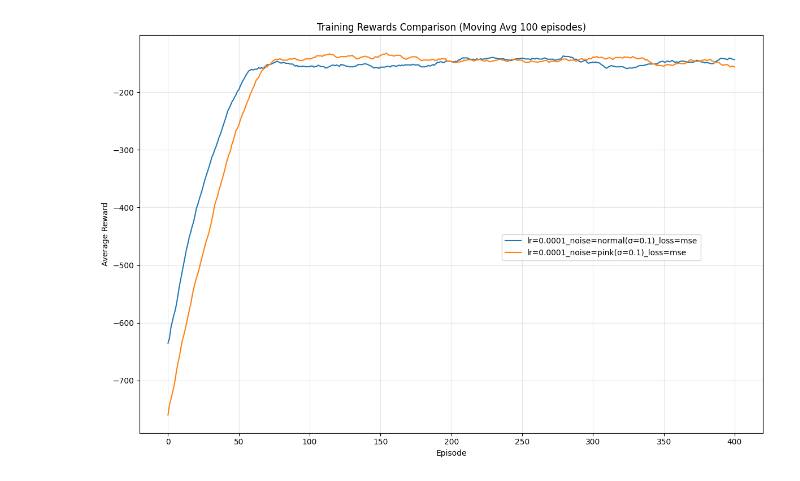
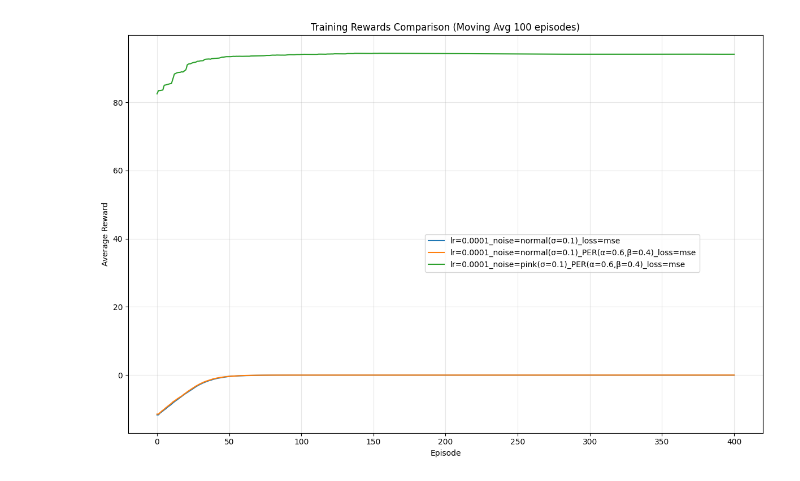
Before and after one commit to KarahanS/RL-Hockey, a Jupyter notebook: SAC/analysis.ipynb, the cells around one changed output. Saved outputs shown, nothing was run; the diff lists cells and outputs as text; code cells hidden in the pictures.

```diff
--- a/SAC/analysis.ipynb
+++ b/SAC/analysis.ipynb
@@ -83,15 +83,25 @@ def plot_multiple_rewards(result_dirs, save_path=None, window_size=100):
 # %%
 # [4] Example usage
 # List your result directories
 result_dirs = [
     "./results/SAC-env_Pendulum-v1-lr_0.0001-seed_7-20250103_164334",
     "./results/SAC-env_Pendulum-v1-lr_0.0001-seed_7-20250103_172806",
-    #"./results/SAC-env_Pendulum-v1-lr_0.0001-seed_7-20250103_174219",
-    # "./results/SAC-env_Pendulum-v1-lr_0.0001-seed_7-20250103_174700"
+    "./results/SAC-env_Pendulum-v1-lr_0.0001-seed_7-20250103_174219",
+    "./results/SAC-env_Pendulum-v1-lr_0.0001-seed_7-20250103_174700",
+    "./results/SAC-env_Pendulum-v1-lr_0.0001-seed_7-PER_a0.6_b0.4-20250103_190806",
+    "./results/SAC-env_Pendulum-v1-lr_0.0001-seed_7-PER_a0.6_b0.4-20250103_190838",
+    #"./results/SAC-env_Pendulum-v1-lr_0.0001-seed_7-PER_a0.6_b0.4-ERE_eta0.996-20250103_191221"
     # Add more directories as needed
+]
+
+result_dirs = [
+    "./results/SAC-env_MountainCarContinuous-v0-lr_0.0001-seed_7-20250104_083335",
+    "./results/SAC-env_MountainCarContinuous-v0-lr_0.0001-seed_7-PER_a0.6_b0.4-20250104_083404",
+    "./results/SAC-env_MountainCarContinuous-v0-lr_0.0001-seed_7-PER_a0.6_b0.4-20250104_083426",
+    #"./results/SAC-env_MountainCarContinuous-v0-lr_0.0001-seed_7-PER_a0.6_b0.4-ERE_eta0.996-20250104_083429"
 ]
 
 # Plot rewards
 plot_multiple_rewards(result_dirs, window_size=100)
 # %% [output]
-[figure, old version]
+[figure, new version]
```
Also changed, not shown: 3 other files.
